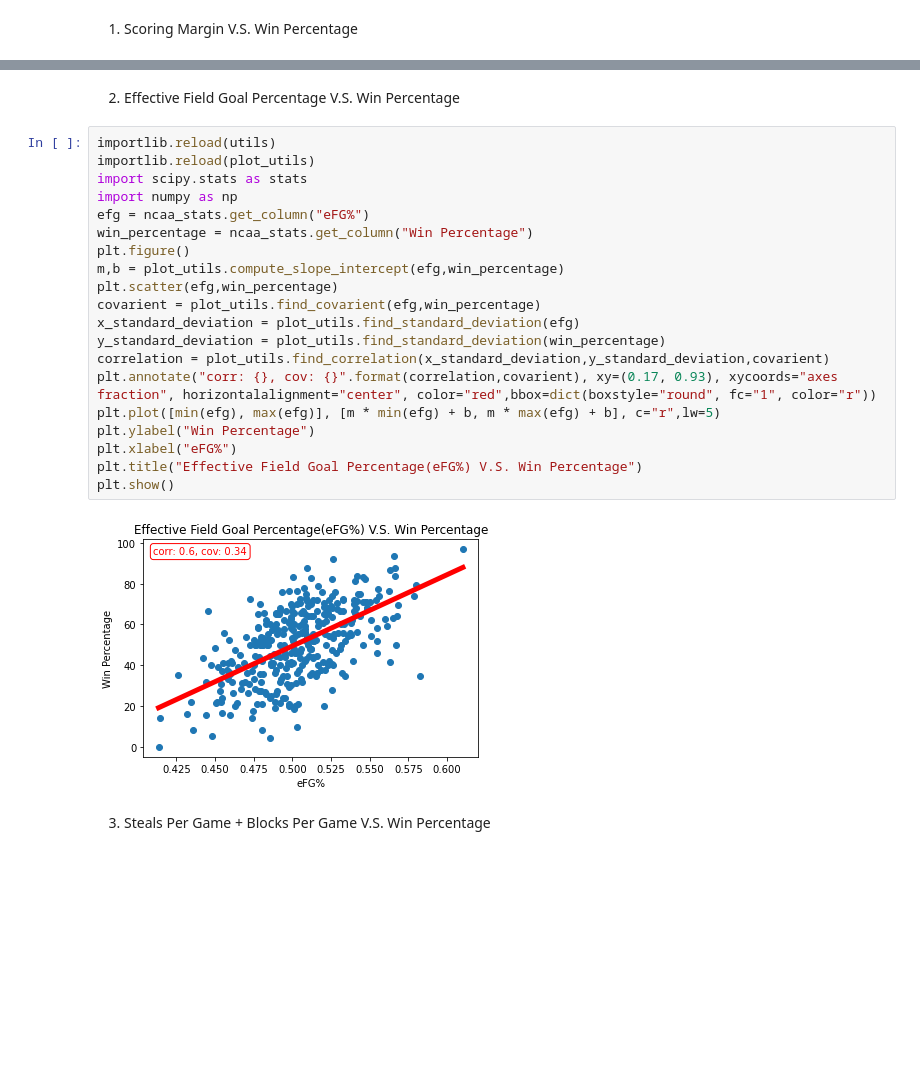
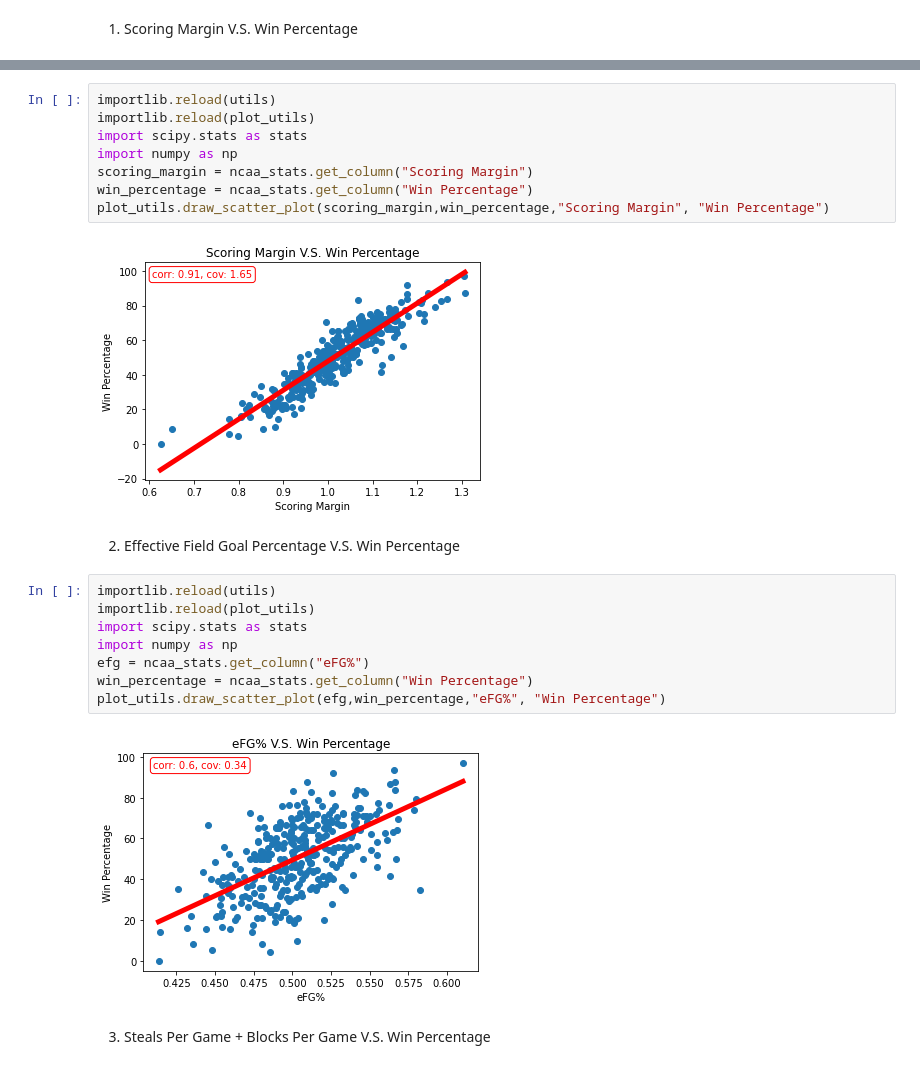
Before and after one commit to NCAA-Basketball-Predictor/Predictor, a Jupyter notebook: EDA.ipynb, the cells around one changed output, grey strips where cells are left out. Saved outputs shown, nothing was run; the diff lists cells and outputs as text; blank space fills up the shorter version.

```diff
--- a/EDA.ipynb
+++ b/EDA.ipynb
@@ -105,26 +83,24 @@ plt.show()
+# %%
+importlib.reload(utils)
+importlib.reload(plot_utils)
+import scipy.stats as stats
+import numpy as np
+scoring_margin = ncaa_stats.get_column("Scoring Margin")
+win_percentage = ncaa_stats.get_column("Win Percentage")
+plot_utils.draw_scatter_plot(scoring_margin,win_percentage,"Scoring Margin", "Win Percentage")
+# %% [output]
+[figure, added]
 # %% [markdown]
 2. Effective Field Goal Percentage V.S. Win Percentage
-# %%
-importlib.reload(utils)
-importlib.reload(plot_utils)
-import scipy.stats as stats
-import numpy as np
-efg = ncaa_stats.get_column("eFG%")
-win_percentage = ncaa_stats.get_column("Win Percentage")
-plt.figure()
-m,b = plot_utils.compute_slope_intercept(efg,win_percentage)
-plt.scatter(efg,win_percentage)
-covarient = plot_utils.find_covarient(efg,win_percentage)
-x_standard_deviation = plot_utils.find_standard_deviation(efg)
-y_standard_deviation = plot_utils.find_standard_deviation(win_percentage)
-correlation = plot_utils.find_correlation(x_standard_deviation,y_standard_deviation,covarient)
-plt.annotate("corr: {}, cov: {}".format(correlation,covarient), xy=(0.17, 0.93), xycoords="axes fraction", horizontalalignment="center", color="red",bbox=dict(boxstyle="round", fc="1", color="r"))
-plt.plot([min(efg), max(efg)], [m * min(efg) + b, m * max(efg) + b], c="r",lw=5)
-plt.ylabel("Win Percentage")
-plt.xlabel("eFG%")
-plt.title("Effective Field Goal Percentage(eFG%) V.S. Win Percentage")
-plt.show()
-# %% [output]
-[figure, removed]
+# %%
+importlib.reload(utils)
+importlib.reload(plot_utils)
+import scipy.stats as stats
+import numpy as np
+efg = ncaa_stats.get_column("eFG%")
+win_percentage = ncaa_stats.get_column("Win Percentage")
+plot_utils.draw_scatter_plot(efg,win_percentage,"eFG%", "Win Percentage")
+# %% [output]
+[figure, added]
 # %% [markdown]
 3. Steals Per Game + Blocks Per Game V.S. Win Percentage
```
Also changed, not shown: parts of 22 cells of this notebook.
